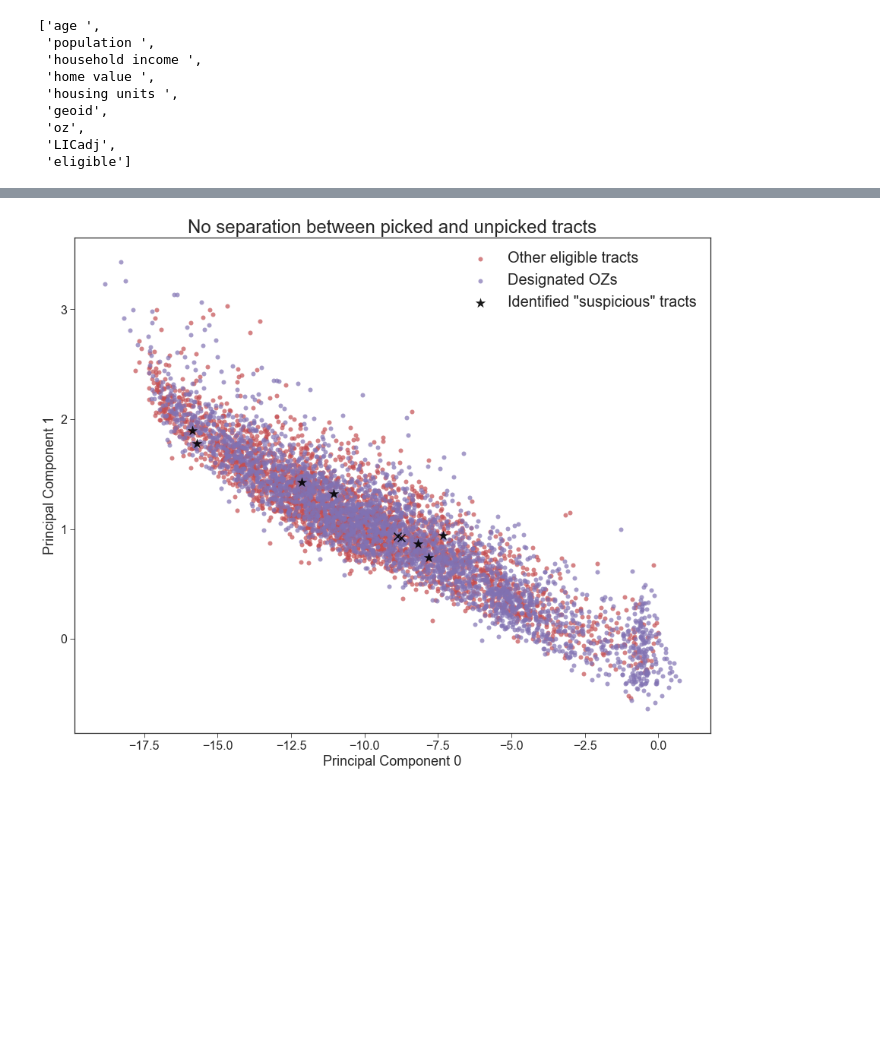
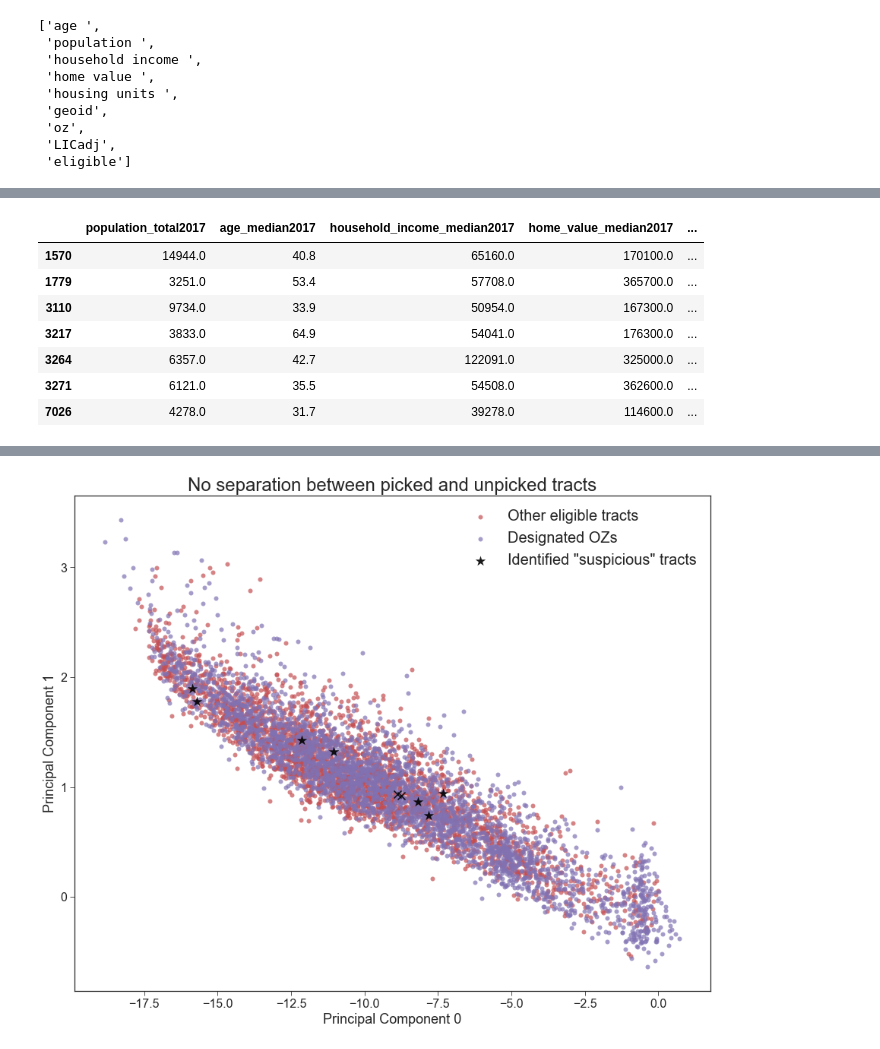
Before and after one commit to paxtonhyde/opportunity-zones, a Jupyter notebook: src/secondaryPCAandClustering.ipynb, the cells around one changed output, grey strips where cells are left out. Cells and saved outputs as stored; diff of their text form; code cells hidden in the pictures; blank space fills up the shorter version.

```diff
--- a/src/secondaryPCAandClustering.ipynb
+++ b/src/secondaryPCAandClustering.ipynb
@@ -117,3 +149,14 @@ k6.iloc[suspect.index]
+# %%
+suspect.head(10)
+# %% [output]
+|  | population_total2017 | age_median2017 | household_income_median2017 | home_value_median2017 | ... |
+| 1570 | 14944.0 | 40.8 | 65160.0 | 170100.0 | ... |
+| 1779 | 3251.0 | 53.4 | 57708.0 | 365700.0 | ... |
+| 3110 | 9734.0 | 33.9 | 50954.0 | 167300.0 | ... |
+| 3217 | 3833.0 | 64.9 | 54041.0 | 176300.0 | ... |
+| 3264 | 6357.0 | 42.7 | 122091.0 | 325000.0 | ... |
+| 3271 | 6121.0 | 35.5 | 54508.0 | 362600.0 | ... |
+| 7026 | 4278.0 | 31.7 | 39278.0 | 114600.0 | ... |
 # %%
 ozs['label'] = k6['k=6']
 ozs.head()
```
Also changed, not shown: parts of 12 cells of this notebook, 35 other files.
